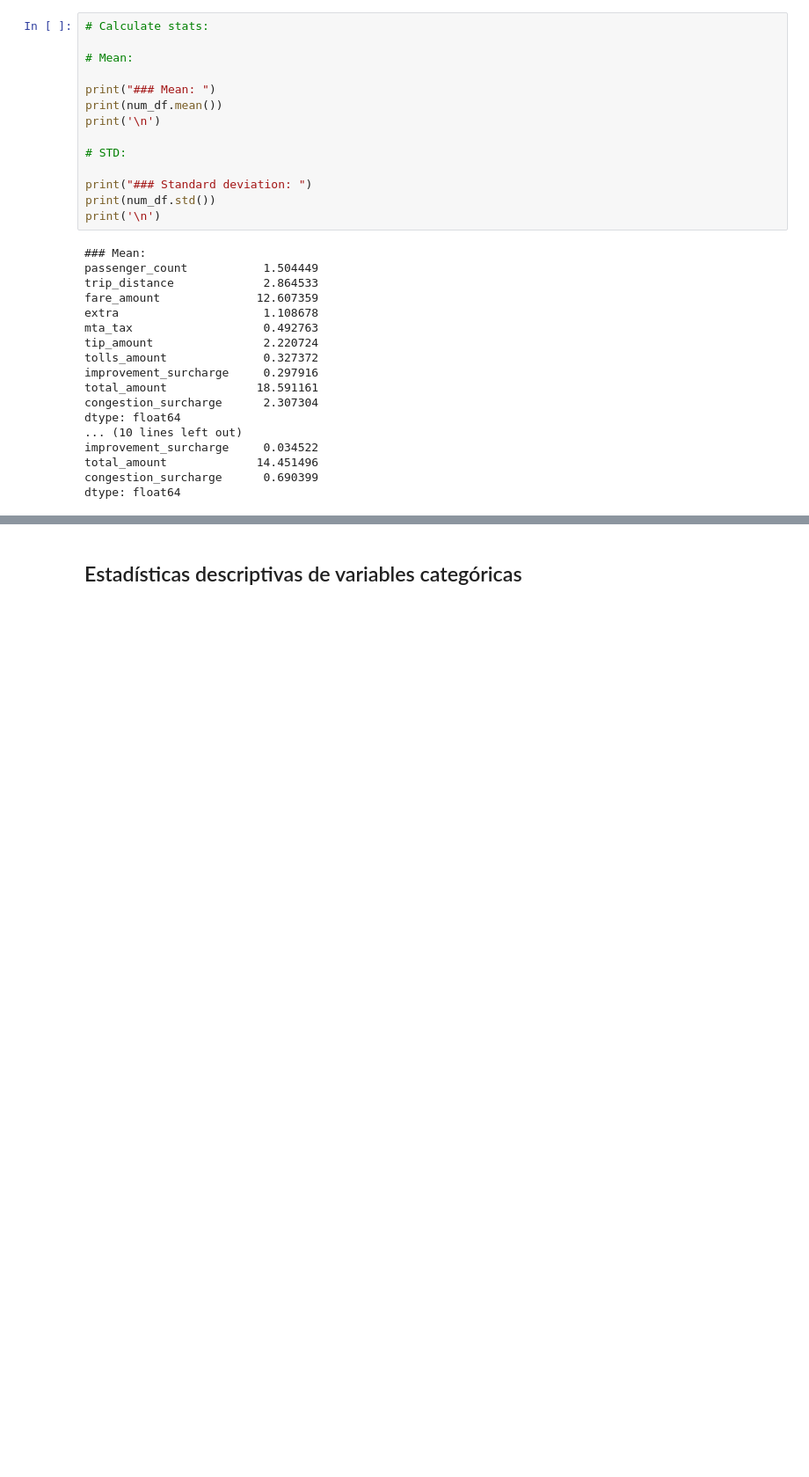
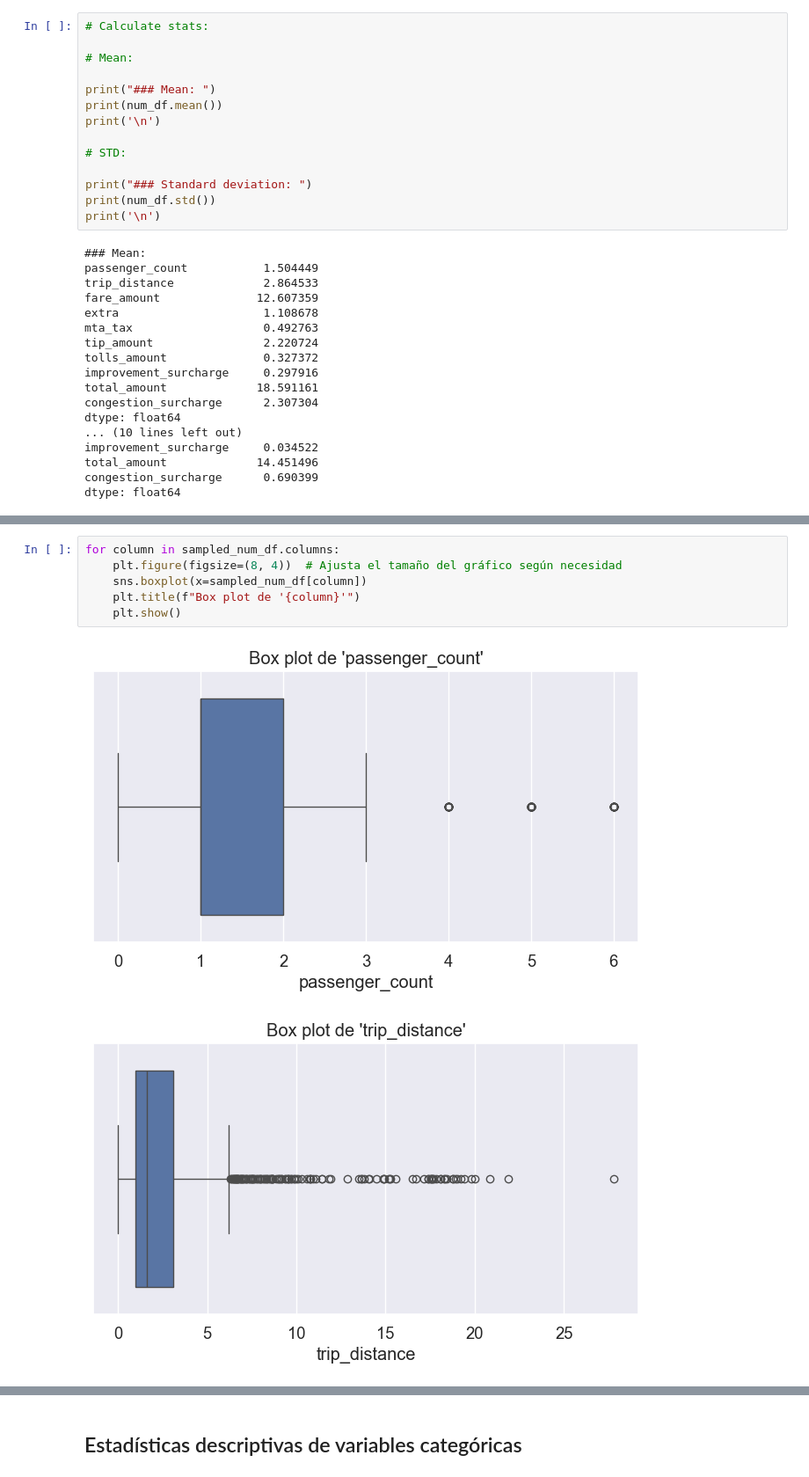
Before and after one commit to IA-UBA/analisis-de-datos, a Jupyter notebook: notebooks/EDA.ipynb, the cells around one changed output, grey strips where cells are left out. Shown at 88% size. Drawn from its saved outputs; the diff is of its cells as text; blank space fills up the shorter version.

```diff
--- a/notebooks/EDA.ipynb
+++ b/notebooks/EDA.ipynb
@@ -172,0 +179,9 @@ sns.pairplot(sampled_num_df)
+# %%
+for column in sampled_num_df.columns:
+    plt.figure(figsize=(8, 4))  # Ajusta el tamaño del gráfico según necesidad
+    sns.boxplot(x=sampled_num_df[column])
+    plt.title(f"Box plot de '{column}'")
+    plt.show()
+# %% [output]
+[figure, added]
+[figure, added]
```
Also changed, not shown: parts of 11 cells of this notebook, 1 other file.
